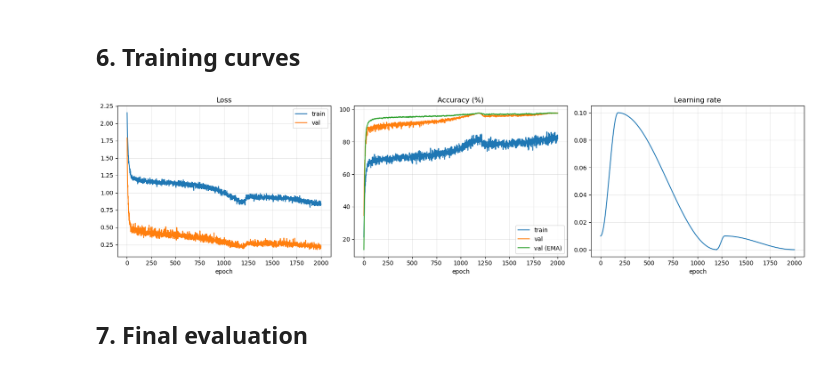
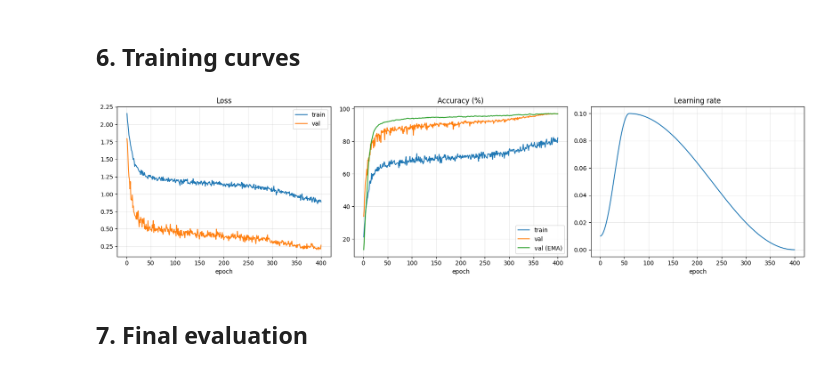
Before and after one commit to ferdifdi/CIFAR10_ResNet, a Jupyter notebook: project1.ipynb, the cells around one changed output. Drawn from its saved outputs; the diff is of its cells as text; code cells hidden in the pictures.

```diff
--- a/project1.ipynb
+++ b/project1.ipynb
@@ -30,7 +30,7 @@ torch 2.4.0+cu124 | device: cuda | NVIDIA GeForce RTX 3050 Ti Laptop GPU
 DATA_DIR    = "./data"
 OUT_DIR     = "./outputs"
 VAL_SIZE    = 5000 #45k/5k train/val split
-EPOCHS      = 2000
+EPOCHS      = 400
 BATCH_SIZE  = 128
 LR_MAX      = 0.1
 WEIGHT_DECAY= 5e-4
@@ -39,7 +39,6 @@ EMA_DECAY   = 0.999
 MIX_PROB    = 0.5
 NUM_WORKERS = 0 if os.name == "nt" else min(8, len(os.sched_getaffinity(0)))
 USE_AMP     = device.type == "cuda"
-TRAIN       = False   # False: reuse outputs/history.csv + best.pt from the 2000-epoch run; True: train from scratch
 
 os.makedirs(OUT_DIR, exist_ok=True)
 CLASSES = ['airplane','automobile','bird','cat','deer','dog','frog','horse','ship','truck']
@@ -306,13 +315,0 @@ Notes: This notebook originally for 400 epochs. I modified this 400 epochs versi
-# %%
-# training log reconstructed from history.csv (2000 epochs)
-hist_df = pd.read_csv(os.path.join(OUT_DIR, "history.csv"))
-hist = hist_df.to_dict("list")
-n_ep = len(hist_df)
-best_acc, best_src = 0.0, None
-for epoch, r in enumerate(hist_df.itertuples(index=False), start=1):
-    if max(r.val_acc, r.ema_val_acc) > best_acc:
-        best_acc = max(r.val_acc, r.ema_val_acc)
-        best_src = "ema" if r.ema_val_acc >= r.val_acc else "model"
-    if epoch == 1 or epoch % 5 == 0 or epoch == n_ep:
-        print(f"ep {epoch:4d} | train {r.train_loss:.3f}/{r.train_acc:5.2f}% | val {r.val_loss:.3f}/{r.val_acc:5.2f}% "
-              f"| ema {r.ema_val_acc:5.2f}% | best {best_acc:5.2f}% ({best_src}) | lr {r.lr:.2e}")
@@ -337,18 +316,17 @@ ep 2000 | train 0.836/81.68% | val 0.232/97.64% | ema 97.60% | best 97.92% (ema)
 # %% [markdown]
 ## 6. Training curves
 # %%
-hist = pd.read_csv(os.path.join(OUT_DIR, "history.csv")).to_dict("list")  # 2000-epoch run
 ep = range(1, len(hist["train_loss"]) + 1)
 fig, ax = plt.subplots(1, 3, figsize=(17, 4.5))
 ax[0].plot(ep, hist["train_loss"], label="train"); ax[0].plot(ep, hist["val_loss"], label="val")
 ax[0].set_title("Loss"); ax[0].set_xlabel("epoch"); ax[0].legend()
 ax[1].plot(ep, hist["train_acc"], label="train"); ax[1].plot(ep, hist["val_acc"], label="val")
 ax[1].plot(ep, hist["ema_val_acc"], label="val (EMA)"); ax[1].set_title("Accuracy (%)"); ax[1].set_xlabel("epoch"); ax[1].legend()
 ax[2].plot(ep, hist["lr"]); ax[2].set_title("Learning rate"); ax[2].set_xlabel("epoch")
 for a in ax: a.grid(alpha=0.3)
 plt.tight_layout(); plt.savefig(os.path.join(OUT_DIR, "curves.png"), dpi=150); plt.show()
 # %% [output]
-[figure, old version]
+[figure, new version]
 # %% [markdown]
 ## 7. Final evaluation
 # %%
```
Also changed, not shown: parts of 8 cells of this notebook, 5 other files.
